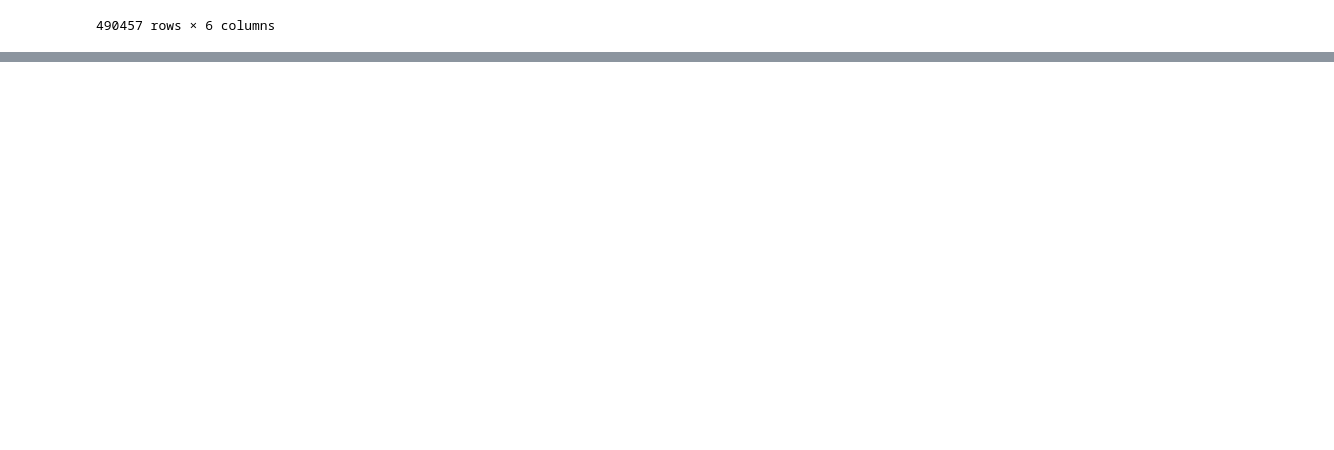
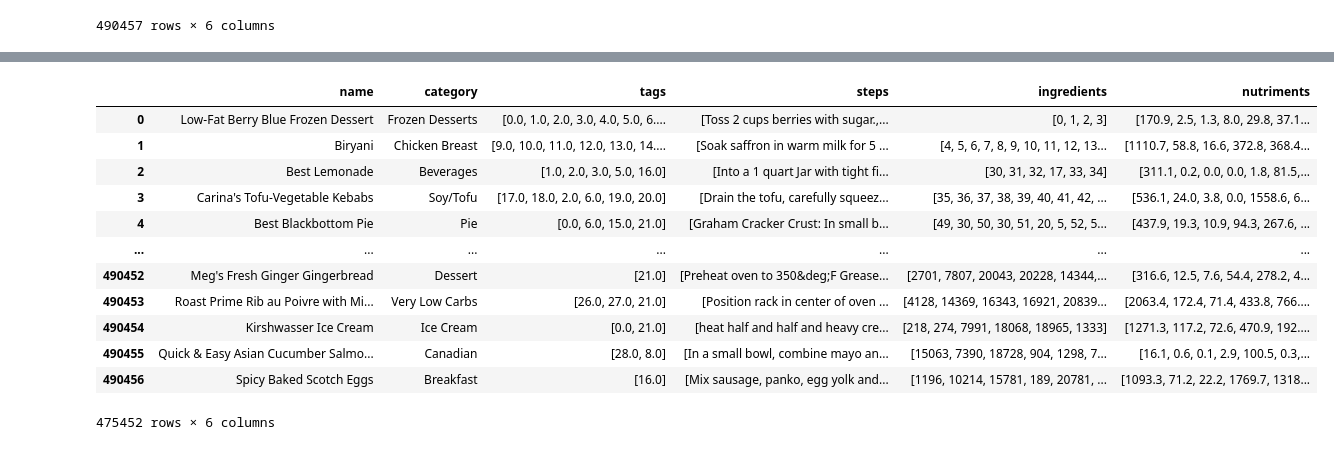
Before and after one commit to Kivy-Infoeducatie/Kivy-Research, a Jupyter notebook: research/embeddings/autoencoder_embeddings/autoencoder-embeddings-preprocessing.ipynb, the cells around one changed output, grey strips where cells are left out. Saved outputs shown, nothing was run; the diff lists cells and outputs as text; code cells hidden in the pictures; blank space fills up the shorter version.

```diff
--- a/research/embeddings/autoencoder_embeddings/autoencoder-embeddings-preprocessing.ipynb
+++ b/research/embeddings/autoencoder_embeddings/autoencoder-embeddings-preprocessing.ipynb
@@ -152,0 +226,20 @@ df
+# %%
+from math import isnan
+
+data = data[data['tags'].map(lambda el: not isnan(el[0])) == True]
+# %%
+data
+# %% [output]
+|  | name | category | tags | steps | ingredients | nutriments |
+| 0 | Low-Fat Berry Blue Frozen Dessert | Frozen Desserts | [0.0, 1.0, 2.0, 3.0, 4.0, 5.0, 6.... | [Toss 2 cups berries with sugar.,... | [0, 1, 2, 3] | [170.9, 2.5, 1.3, 8.0, 29.8, 37.1... |
+| 1 | Biryani | Chicken Breast | [9.0, 10.0, 11.0, 12.0, 13.0, 14.... | [Soak saffron in warm milk for 5 ... | [4, 5, 6, 7, 8, 9, 10, 11, 12, 13... | [1110.7, 58.8, 16.6, 372.8, 368.4... |
+| 2 | Best Lemonade | Beverages | [1.0, 2.0, 3.0, 5.0, 16.0] | [Into a 1 quart Jar with tight fi... | [30, 31, 32, 17, 33, 34] | [311.1, 0.2, 0.0, 0.0, 1.8, 81.5,... |
+| 3 | Carina's Tofu-Vegetable Kebabs | Soy/Tofu | [17.0, 18.0, 2.0, 6.0, 19.0, 20.0] | [Drain the tofu, carefully squeez... | [35, 36, 37, 38, 39, 40, 41, 42, ... | [536.1, 24.0, 3.8, 0.0, 1558.6, 6... |
+| 4 | Best Blackbottom Pie | Pie | [0.0, 6.0, 15.0, 21.0] | [Graham Cracker Crust: In small b... | [49, 30, 50, 30, 51, 20, 5, 52, 5... | [437.9, 19.3, 10.9, 94.3, 267.6, ... |
+| ... | ... | ... | ... | ... | ... | ... |
+| 490452 | Meg's Fresh Ginger Gingerbread | Dessert | [21.0] | [Preheat oven to 350&deg;F Grease... | [2701, 7807, 20043, 20228, 14344,... | [316.6, 12.5, 7.6, 54.4, 278.2, 4... |
+| 490453 | Roast Prime Rib au Poivre with Mi... | Very Low Carbs | [26.0, 27.0, 21.0] | [Position rack in center of oven ... | [4128, 14369, 16343, 16921, 20839... | [2063.4, 172.4, 71.4, 433.8, 766.... |
+| 490454 | Kirshwasser Ice Cream | Ice Cream | [0.0, 21.0] | [heat half and half and heavy cre... | [218, 274, 7991, 18068, 18965, 1333] | [1271.3, 117.2, 72.6, 470.9, 192.... |
+| 490455 | Quick & Easy Asian Cucumber Salmo... | Canadian | [28.0, 8.0] | [In a small bowl, combine mayo an... | [15063, 7390, 18728, 904, 1298, 7... | [16.1, 0.6, 0.1, 2.9, 100.5, 0.3,... |
+| 490456 | Spicy Baked Scotch Eggs | Breakfast | [16.0] | [Mix sausage, panko, egg yolk and... | [1196, 10214, 15781, 189, 20781, ... | [1093.3, 71.2, 22.2, 1769.7, 1318... |
+475452 rows × 6 columns
```
Also changed, not shown: parts of 14 cells of this notebook, 13 other files.
